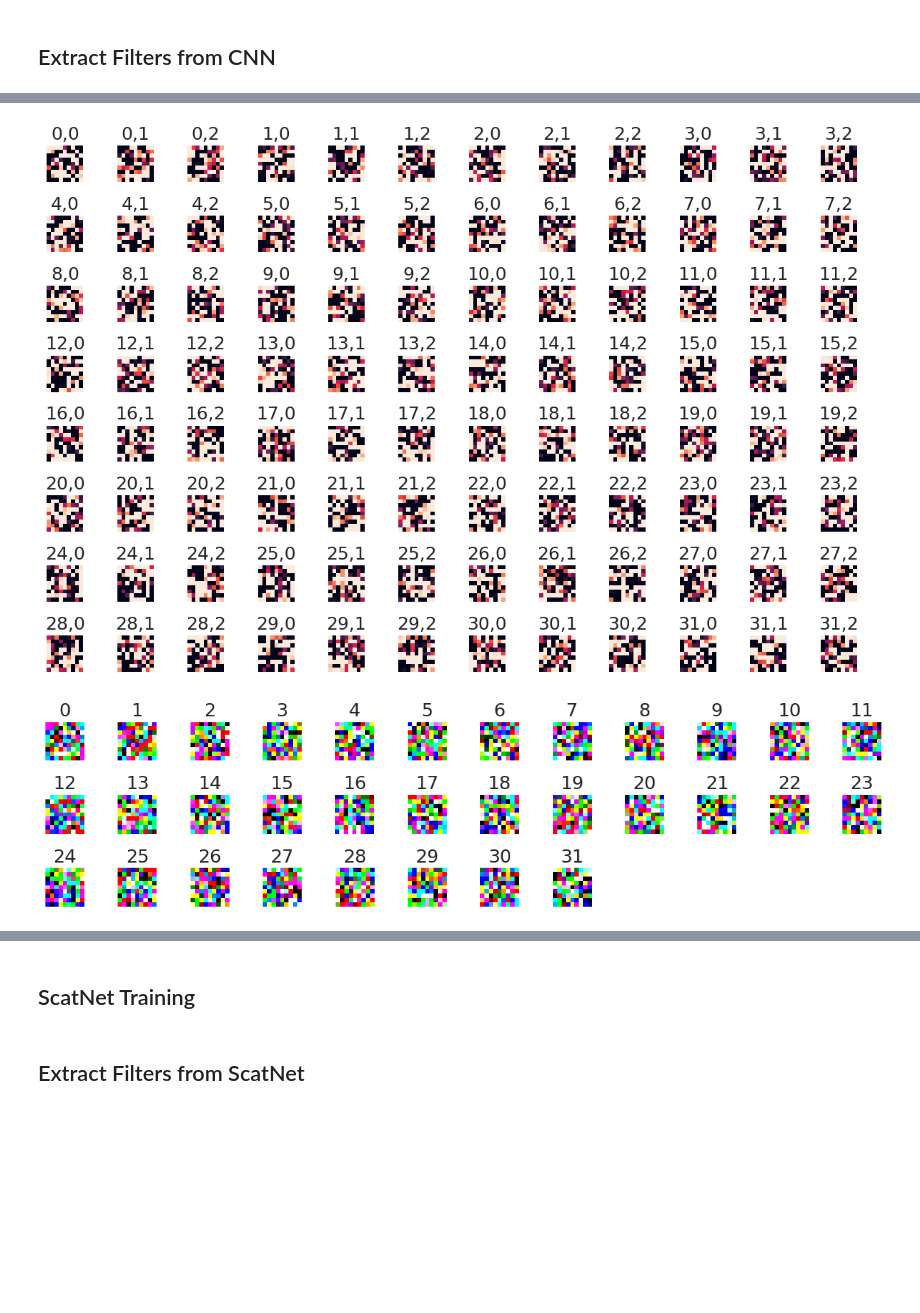
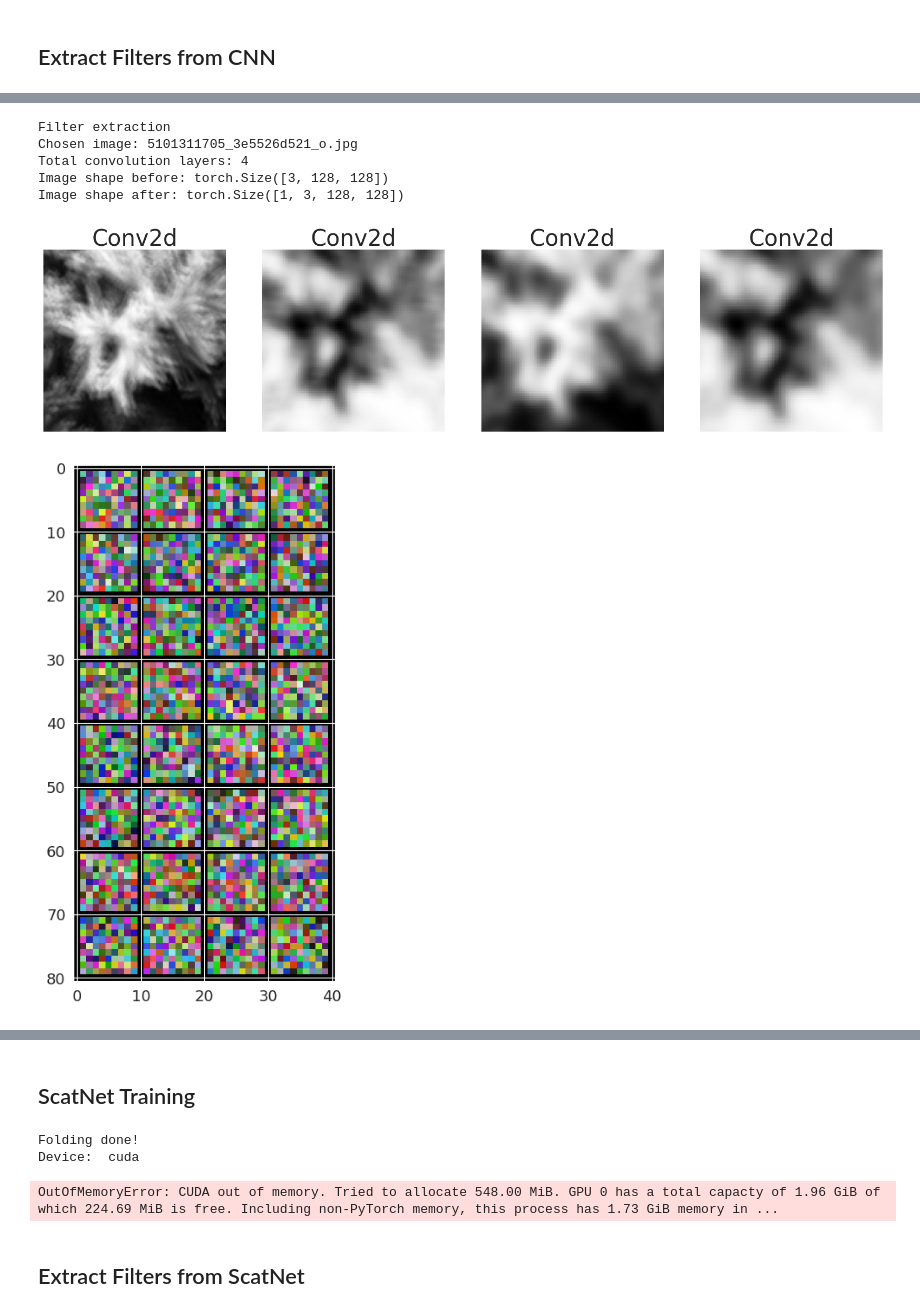
Before and after one commit to ChiaraSolito/XAIandVisual, a Jupyter notebook: experiments.ipynb, the cells around one changed output, grey strips where cells are left out. Drawn from its saved outputs; the diff is of its cells as text; code cells hidden in the pictures; blank space fills up the shorter version.

Commit message:
experiments on CNN work (ScatNet goes out of memory with CUDA)

```diff
--- a/experiments.ipynb
+++ b/experiments.ipynb
@@ -21,9 +22,11 @@ Green ch std =  0.2012170089461628
 Blue ch std =  0.1989587122898516
 # %% [markdown]
 ## CNN Training
+# %%
+MODEL_NAME = 'CNN'
 # %%
 # TRAINING
-model_CNN = training_main(data_transform, train_data, train_labels, 'CNN')
+model_CNN = training_main(data_transform, train_data, train_labels, MODEL_NAME)
 # %% [output]
 Folding done!
 Device:  cuda
@@ -154,8 +73,10 @@ visTensor(model_weights[0], ch=0, allkernels=False)
-# %%
-plot_weights(model_children[0], single_channel = True, collated = False)
-# %% [output]
-[figure, removed]
-# %%
-plot_weights(model_children[0], single_channel = False, collated = False)
-# %% [output]
-[figure, removed]
+# %%
+filter_extraction(model_CNN, data_transform, MODEL_NAME)
+# %% [output]
+Filter extraction
+Chosen image: 5101311705_3e5526d521_o.jpg
+Total convolution layers: 4
+Image shape before: torch.Size([3, 128, 128])
+Image shape after: torch.Size([1, 3, 128, 128])
+[figure, added]
+[figure, added]
@@ -164,10 +88,14 @@ plot_weights(model_children[0], single_channel = False, collated = False)
 # %%
 # TRAINING
-model_ScatNet = training_main(data_transform, train_data, train_labels, 'ScatNet')
+model_ScatNet = training_main(data_transform, train_data, train_labels, MODEL_NAME)
 
 # TESTING
-acc_ScatNet = test(data_transform, test_data, test_labels, model_ScatNet, 'ScatNet', device='cpu')
-print("Accuracy", acc_ScatNet)
+#acc_ScatNet = test(data_transform, test_data, test_labels, model_ScatNet, MODEL_NAME, device='cpu')
+#print("Accuracy", acc_ScatNet)
+# %% [output]
+Folding done!
+Device:  cuda
+OutOfMemoryError: CUDA out of memory. Tried to allocate 548.00 MiB. GPU 0 has a total capacty of 1.96 GiB of which 224.69 MiB is free. Including non-PyTorch memory, this process has 1.73 GiB memory in ...
 # %% [markdown]
 ## Extract Filters from ScatNet
 # %%
```
Also changed, not shown: parts of 13 cells of this notebook.
